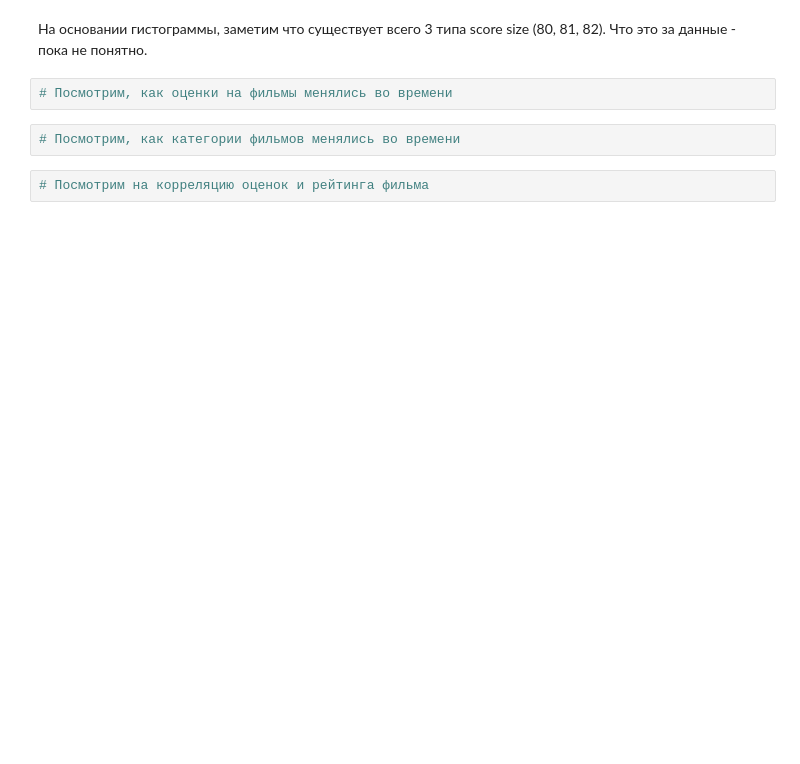
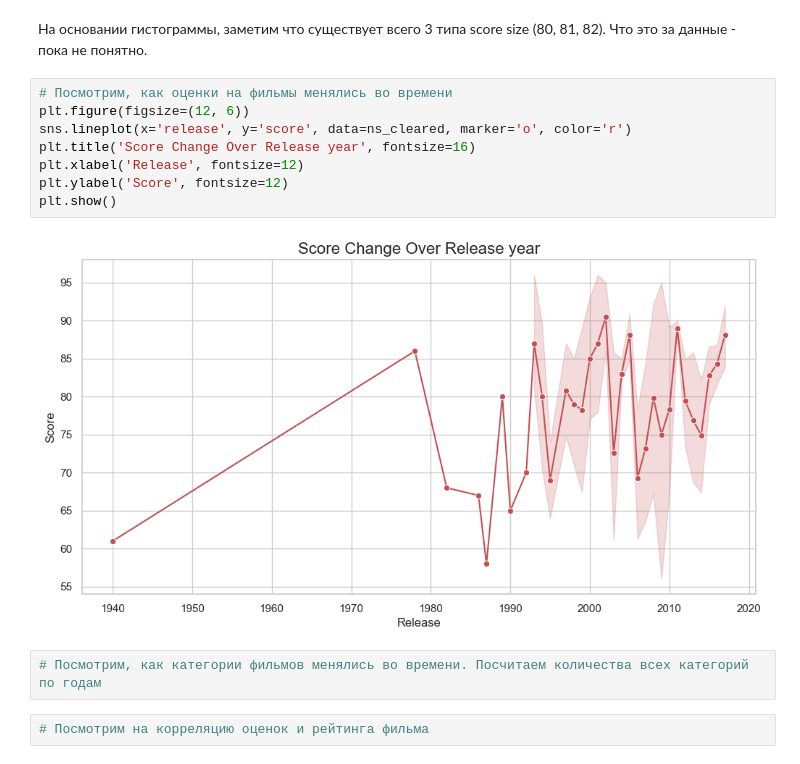
Before and after one commit to musinit/netflix_research, a Jupyter notebook: initial_analysis.ipynb, the cells around one changed output. Drawn from its saved outputs; the diff is of its cells as text; blank space fills up the shorter version.

Commit message:
добавлены графики распределения оценок по годам

```diff
--- a/initial_analysis.ipynb
+++ b/initial_analysis.ipynb
@@ -108,8 +108,16 @@ Text(0.5, 1.0, 'Shows Score Size Distribution')
 # %% [markdown]
 На основании гистограммы, заметим что существует всего 3 типа score size (80, 81, 82). Что это за данные - пока не понятно.
+# %%
+# Посмотрим, как оценки на фильмы менялись во времени
+plt.figure(figsize=(12, 6))
+sns.lineplot(x='release', y='score', data=ns_cleared, marker='o', color='r')
+plt.title('Score Change Over Release year', fontsize=16)
+plt.xlabel('Release', fontsize=12)
+plt.ylabel('Score', fontsize=12)
+plt.show()
+# %% [output]
+[figure, added]
 # %%
-# Посмотрим, как оценки на фильмы менялись во времени
+# Посмотрим, как категории фильмов менялись во времени. Посчитаем количества всех категорий по годам
-# %%
-# Посмотрим, как категории фильмов менялись во времени
 # %%
 # Посмотрим на корреляцию оценок и рейтинга фильма
```
Also changed, not shown: parts of 2 cells of this notebook, 1 other file.
